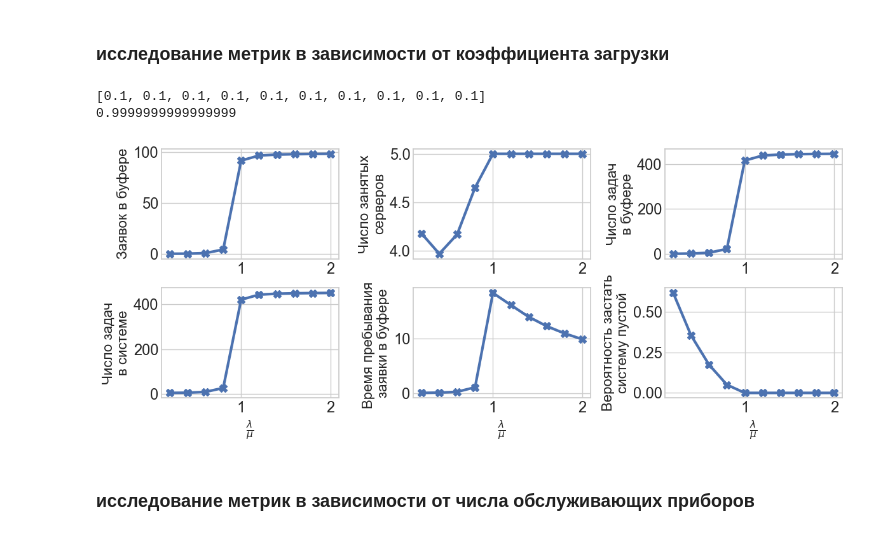
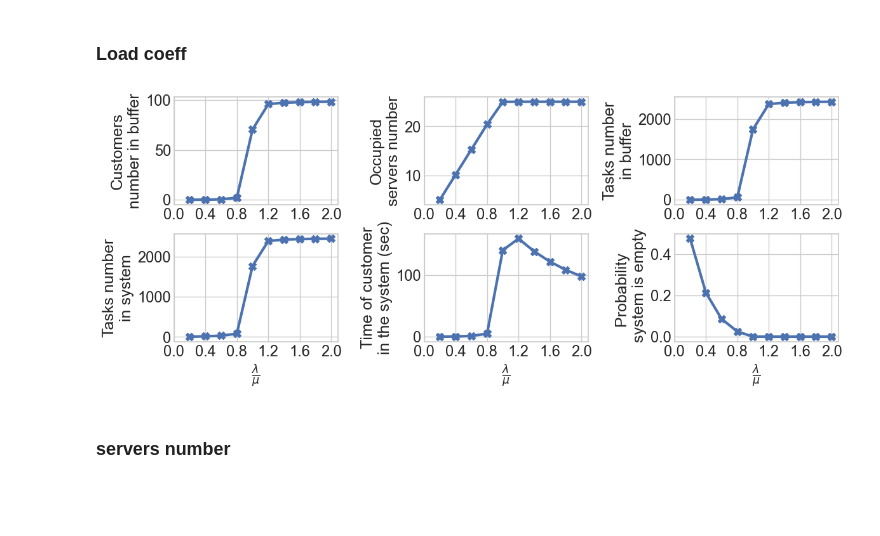
Before and after one commit to timac11/multirunner-analytics-impl, a Jupyter notebook: analytics/analytics.ipynb, the cells around one changed output. Drawn from its saved outputs; the diff is of its cells as text; code cells hidden in the pictures; blank space fills up the shorter version.

```diff
--- a/analytics/analytics.ipynb
+++ b/analytics/analytics.ipynb
@@ -22,64 +22,72 @@ def build_ro_chart(ax, x, items, y_label, x_label):
     ax.tick_params(axis='both', which='major', labelsize=tickfontsize)
     #ax.set_xticks([0.2, 0.6, 1.0, 1.4, 1.8])
 # %% [markdown]
-### исследование метрик в зависимости от коэффициента загрузки
+### Load coeff
 # %%
 from functools import reduce
 
-distrib_arr = [1 / 10 for i in range(0, 10)]
+distrib_arr = [0.01 for i in range(0, 10)]
 
-print(distrib_arr)
-print(reduce(lambda a, b: a+b, distrib_arr))
-
-distrib = Distribution([1 / 10 for i in range(0, 10)])
-_mu = 5
-M = 5
+distrib = Distribution([0.02 for i in range(0, 50)])
+_mu = 0.5
+M = 25
 
 ro_res = []
 
 for lamb in range(1, 11):
+    lamb = 0.1 * lamb
+
     eq = Equation(
         M,
         distrib,
         lamb,
         _mu,
         100
     )
     eq.build()
     eq.solve()
 
     metric = eq.calculate_metrics()
     ro_res.append(metric)
 
 fig, ((ax1, ax2, ax3), (ax4, ax5, ax6)) = plt.subplots(2, 3, figsize=(12, 5), constrained_layout=True)
 
-fontsize=16
+fontsize=18
 linewidth=3
 markersize=10
 tickfontsize=17
 
-x = [i / _mu for i in range(1, 11)]
+x = [.1 * i / _mu for i in range(1, 11)]
 
 
-build_ro_chart(ax1, x, [item['avg_problems_in_buffer'] for item in ro_res], 'Заявок в буфере', '')
-build_ro_chart(ax2, x, [item['busy_servers'] for item in ro_res], 'Число занятых\nсерверов', '')
-build_ro_chart(ax3, x, [item['avg_tasks_in_buffer'] for item in ro_res], 'Число задач\nв буфере', '')
-build_ro_chart(ax4, x, [item['avg_tasks_in_system'] for item in ro_res], 'Число задач\nв системе', r'$\frac{\lambda}{\mu}$')
-build_ro_chart(ax5, x, [item['avg_problem_time_in_buffer'] for item in ro_res], 'Время пребывания \nзаявки в буфере', r'$\frac{\lambda}{\mu}$')
-build_ro_chart(ax6, x, [item['system_is_empty'] for item in ro_res], 'Вероятность застать\nсистему пустой', r'$\frac{\lambda}{\mu}$')
+build_ro_chart(ax1, x, [item['avg_problems_in_buffer'] for item in ro_res], 'Customers\nnumber in buffer', '')
+ax1.set_xticks([0, 0.4, 0.8, 1.2, 1.6, 2])
+
+build_ro_chart(ax2, x, [item['busy_servers'] for item in ro_res], 'Occupied\nservers number', '')
+ax2.set_xticks([0, 0.4, 0.8, 1.2, 1.6, 2])
+
+build_ro_chart(ax3, x, [item['avg_tasks_in_buffer'] for item in ro_res], 'Tasks number\nin buffer', '')
+ax3.set_xticks([0, 0.4, 0.8, 1.2, 1.6, 2])
+
+build_ro_chart(ax4, x, [item['avg_tasks_in_system'] for item in ro_res], 'Tasks number\nin system', r'$\frac{\lambda}{\mu}$')
+ax4.set_xticks([0, 0.4, 0.8, 1.2, 1.6, 2])
+
+build_ro_chart(ax5, x, [item['avg_problem_time_in_buffer'] for item in ro_res], 'Time of customer\nin the system (sec)', r'$\frac{\lambda}{\mu}$')
+ax5.set_xticks([0, 0.4, 0.8, 1.2, 1.6, 2])
+
+build_ro_chart(ax6, x, [item['system_is_empty'] for item in ro_res], 'Probability \n system is empty', r'$\frac{\lambda}{\mu}$')
+ax6.set_xticks([0, 0.4, 0.8, 1.2, 1.6, 2])
 
 fig.tight_layout()
 
 # fig.legend(*ax6.get_legend_handles_labels(), loc='lower center',
 #            bbox_to_anchor=(0.5, -0.15), ncol=3, fontsize=20, frameon=True)
 
-fig.savefig('ro_chart.png',  bbox_inches="tight")
+fig.savefig('multirunner_analytics_ro_chart.png',  bbox_inches="tight")
 # %% [output]
-[0.1, 0.1, 0.1, 0.1, 0.1, 0.1, 0.1, 0.1, 0.1, 0.1]
-0.9999999999999999
-[figure, old version]
+[figure, new version]
 # %% [markdown]
-### исследование метрик в зависимости от числа обслуживающих приборов
+### servers number
 # %%
 from functools import reduce
 
```
Also changed, not shown: parts of 8 cells of this notebook, 9 other files.
